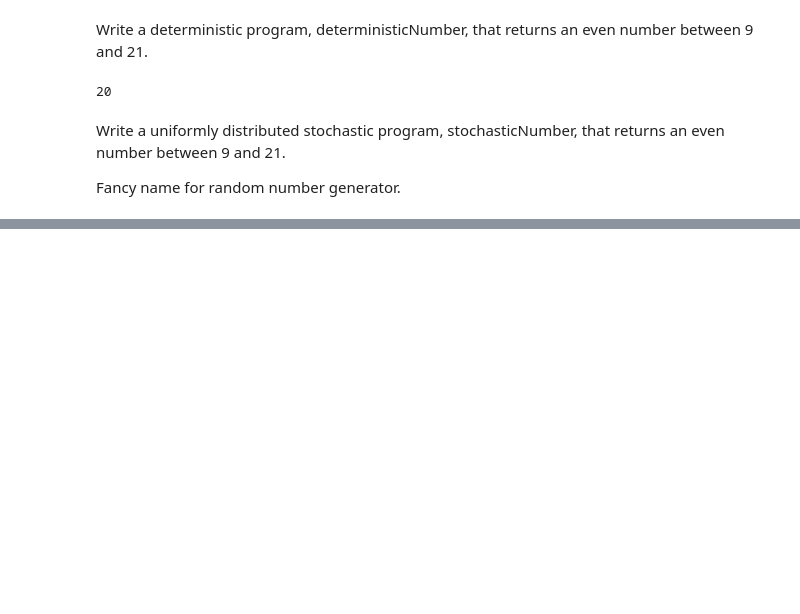
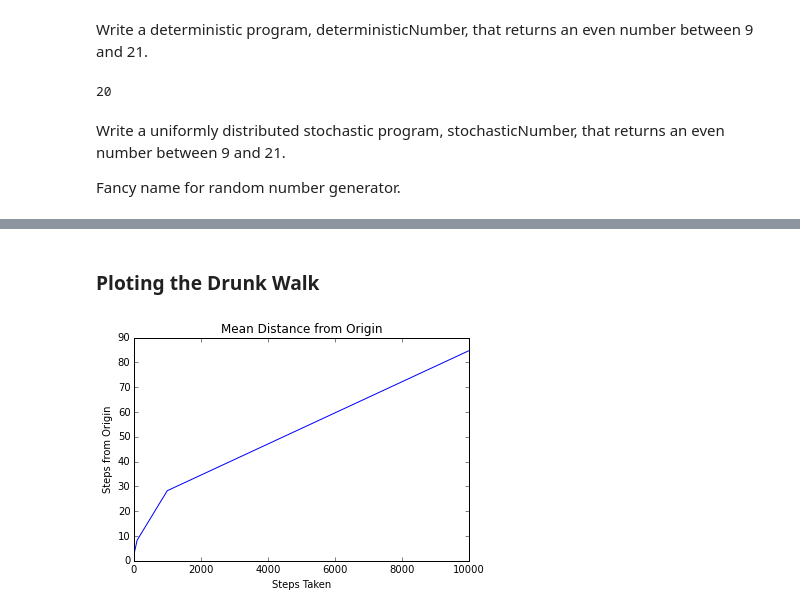
Before and after one commit to AaronRanAn/MIT_Computational_Thinking_and_Data_Science, a Jupyter notebook: Week 1/Week 1_Lec Note.ipynb, the cells around one changed output, grey strips where cells are left out. Saved outputs shown, nothing was run; the diff lists cells and outputs as text; code cells hidden in the pictures; blank space fills up the shorter version.

```diff
--- a/Week 1/Week 1_Lec Note.ipynb
+++ b/Week 1/Week 1_Lec Note.ipynb
@@ -336,0 +370,24 @@ def stochasticNumber():
+# %%
+class Field(object):
+
+    def __init__(self):
+        self.drunks = {}
+
+    def addDrunk(self, drunk, loc):
+        if drunk in self.drunks:
+            raise ValueError('Duplicate drunk')
+        else:
+            self.drunks[drunk] = loc
+
+    def moveDrunk(self, drunk):
+        if not drunk in self.drunks:
+            raise ValueError('Drunk not in field')
+        xDist, yDist = drunk.takeStep()
+        currentLocation = self.drunks[drunk]
+        #use move method of Location to get new location
+        self.drunks[drunk] = currentLocation.move(xDist, yDist)
+
+    def getLoc(self, drunk):
+        if not drunk in self.drunks:
+            raise ValueError('Drunk not in field')
+        return self.drunks[drunk]
@@ -336,0 +454,2 @@ def stochasticNumber():
+# %% [markdown]
+### Ploting the Drunk Walk
@@ -336,0 +463,16 @@ def stochasticNumber():
+# %%
+def drunkTestP(numTrials = 50):
+    stepsTaken = [10, 100, 1000, 10000]
+    meanDistances = []
+    for numSteps in stepsTaken:
+        distances = simWalks(numSteps, numTrials)
+        meanDistances.append(sum(distances)/len(distances))
+    pylab.plot(stepsTaken, meanDistances)
+    pylab.title('Mean Distance from Origin')
+    pylab.xlabel('Steps Taken')
+    pylab.ylabel('Steps from Origin')
+    pylab.show()
+# %%
+drunkTestP()
+# %% [output]
+[figure, added]
```
Also changed, not shown: parts of 15 cells of this notebook, 1 other file.
